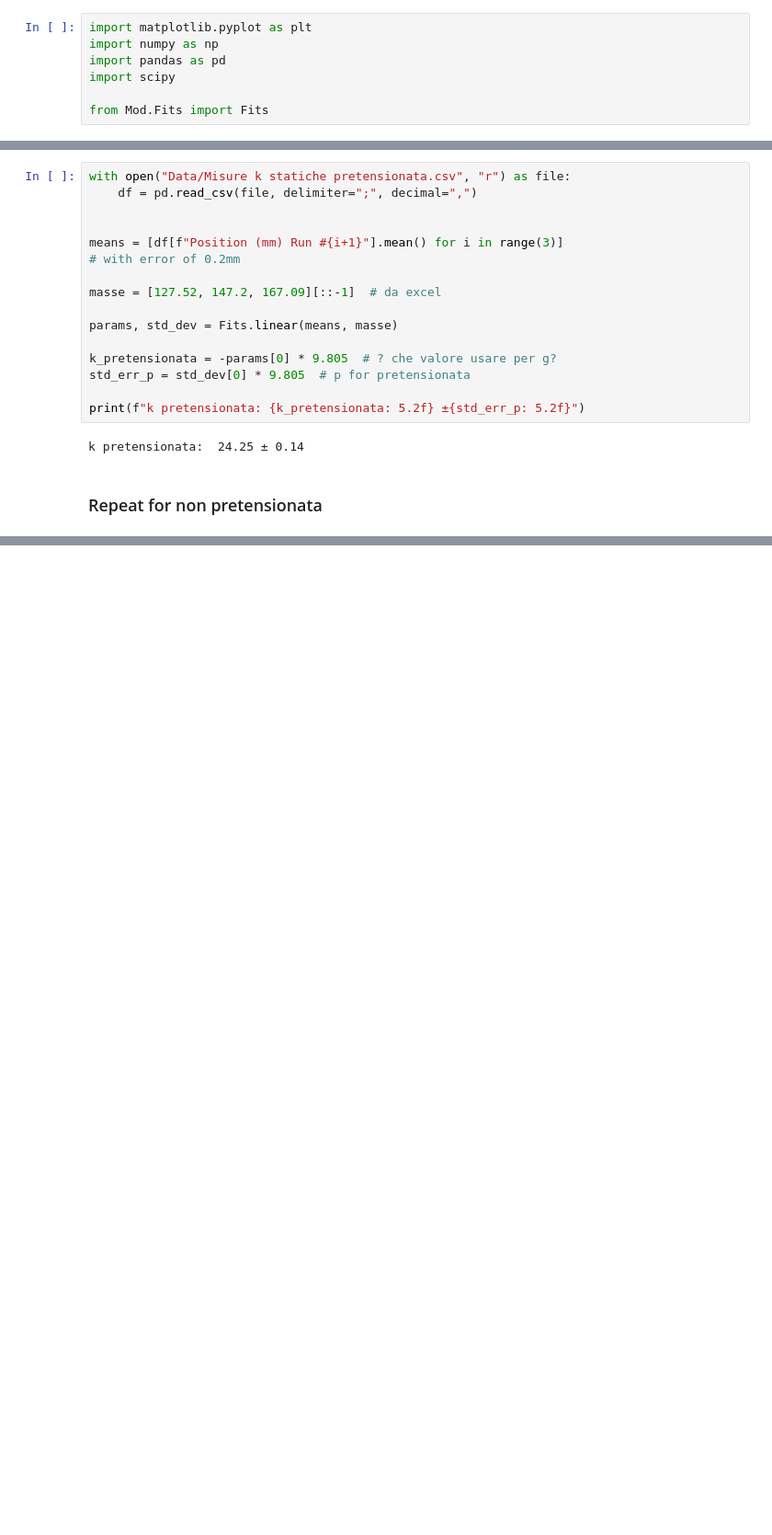
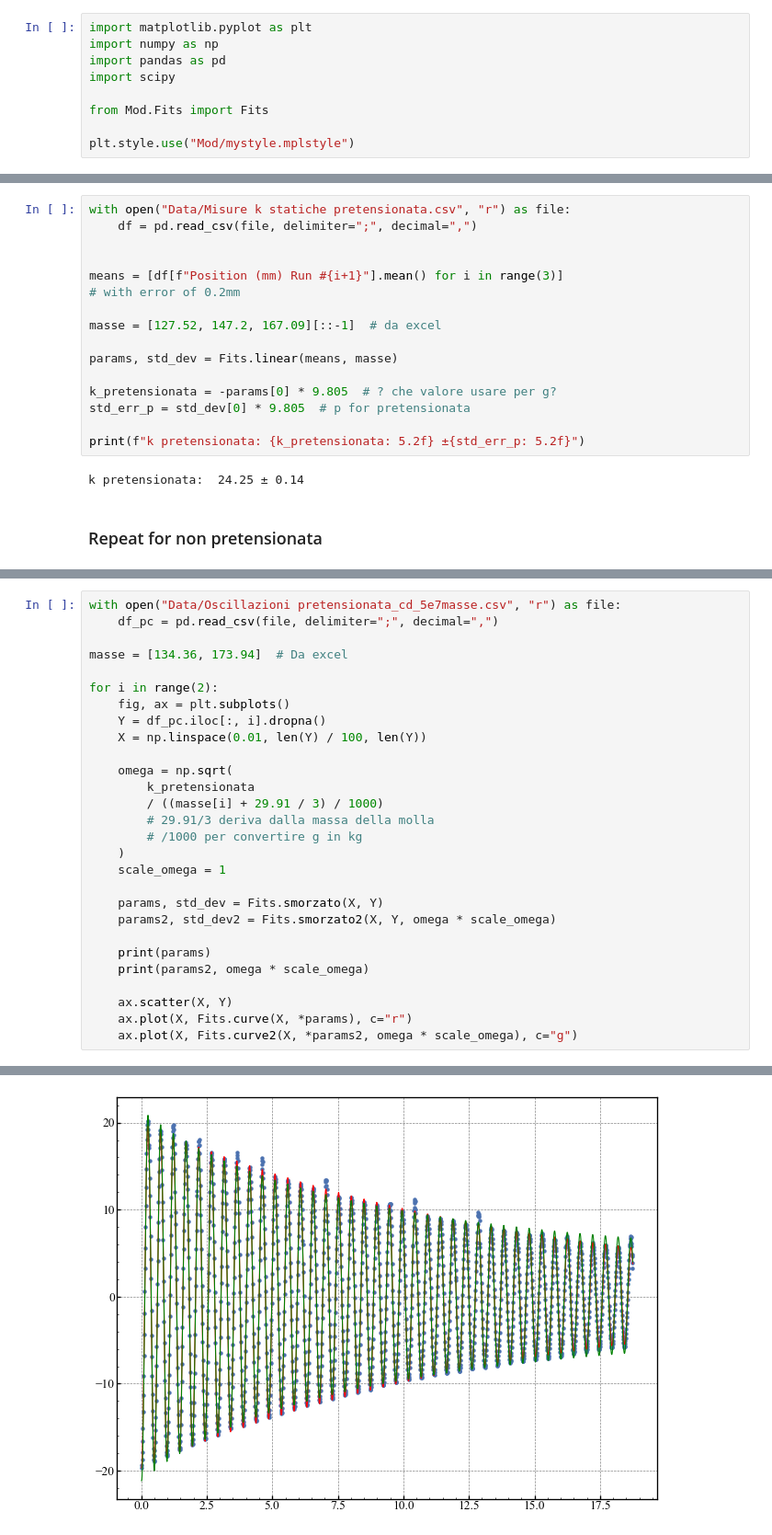
Before and after one commit to Mattia04/Smorzamento, a Jupyter notebook: script.ipynb, the cells around one changed output, grey strips where cells are left out. Shown at 92% size. Drawn from its saved outputs; the diff is of its cells as text; blank space fills up the shorter version.

```diff
--- a/script.ipynb
+++ b/script.ipynb
@@ -9,6 +9,8 @@ import pandas as pd
 import scipy
 
 from Mod.Fits import Fits
+
+plt.style.use("Mod/mystyle.mplstyle")
 # %% [markdown]
 ## Calculate $k$ from static method
 # %%
@@ -50,0 +61,29 @@ k pretensionata:  3.226 ± 0.021
+# %%
+with open("Data/Oscillazioni pretensionata_cd_5e7masse.csv", "r") as file:
+    df_pc = pd.read_csv(file, delimiter=";", decimal=",")
+
+masse = [134.36, 173.94]  # Da excel
+
+for i in range(2):
+    fig, ax = plt.subplots()
+    Y = df_pc.iloc[:, i].dropna()
+    X = np.linspace(0.01, len(Y) / 100, len(Y))
+
+    omega = np.sqrt(
+        k_pretensionata
+        / ((masse[i] + 29.91 / 3) / 1000)
+        # 29.91/3 deriva dalla massa della molla
+        # /1000 per convertire g in kg
+    )
+    scale_omega = 1
+
+    params, std_dev = Fits.smorzato(X, Y)
+    params2, std_dev2 = Fits.smorzato2(X, Y, omega * scale_omega)
+
+    print(params)
+    print(params2, omega * scale_omega)
+
+    ax.scatter(X, Y)
+    ax.plot(X, Fits.curve(X, *params), c="r")
+    ax.plot(X, Fits.curve2(X, *params2, omega * scale_omega), c="g")
+# %% [output]
@@ -50,0 +94 @@ k pretensionata:  3.226 ± 0.021
+[figure, added]
```
Also changed, not shown: parts of 8 cells of this notebook.
